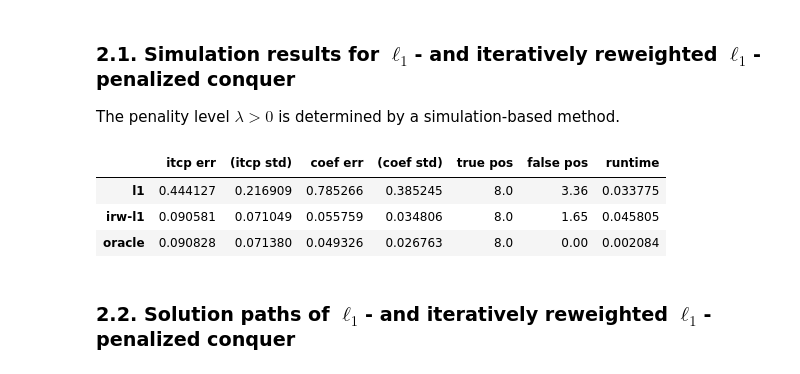
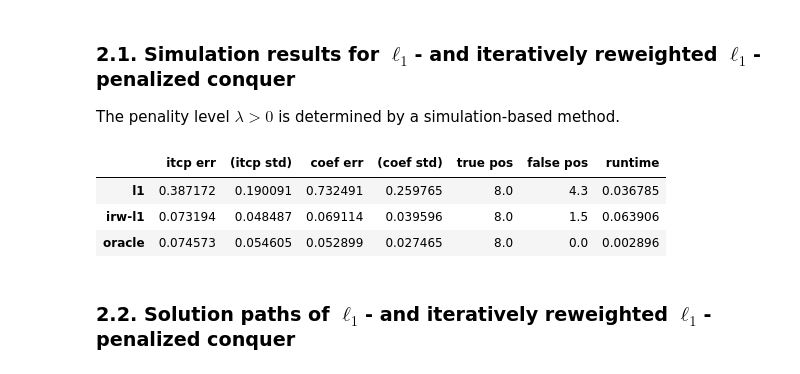
Before and after one commit to WenxinZhou/conquer, a Jupyter notebook: experiments/highd_estimation.ipynb, the cells around one changed output. Saved outputs shown, nothing was run; the diff lists cells and outputs as text; code cells hidden in the pictures.

```diff
--- a/experiments/highd_estimation.ipynb
+++ b/experiments/highd_estimation.ipynb
@@ -1,10 +1,11 @@
 # %%
+import time
 import numpy as np
 import pandas as pd
 import numpy.random as rgt
+import scipy.stats as spstat
 import matplotlib.pyplot as plt
-import scipy.stats as spstat
-import time
+plt.style.use('fivethirtyeight')
 
 from conquer.linear import low_dim, high_dim, cv_lambda, validate_lambda
 
@@ -16,4 +17,8 @@ def cov_generate(std, corr=0.5):
     R += R.T
     return np.outer(std, std)*(corr*np.ones(shape=[p,p]))**R
 
-rgt.seed(2023)
+# set seed
+rgt.seed(1)
+
+# number of simulations
+M = 20
@@ -30,8 +33,6 @@ n, p = 300, 1000
 Mu, Sig = np.zeros(p), cov_generate(np.ones(p))
 beta = np.zeros(p)
 beta[[5, 11, 14, 19]] = 1
-
-M = 100
 coef_err = np.zeros(shape=(M,3))
 tp = np.zeros(shape=(M,3))
 fp = np.zeros(shape=(M,3))
@@ -47,7 +48,7 @@ runtime = np.zeros(3)
 for m in range(M):
     X = rgt.multivariate_normal(mean=Mu, cov=Sig, size=n)
     X[:,0] = spstat.norm.cdf(X[:,0])
-    Y = X.dot(beta) + 0.7*X[:,0]*rgt.normal(0,1,size=n)
+    Y = X@beta + 0.7*X[:,0]*rgt.normal(0,1,size=n)
 
     sqr = high_dim(X, Y, intercept=False)
     sim_lambda = np.quantile(sqr.self_tuning(tau), 0.95)
@@ -165,7 +166,6 @@ true_loc[true_set] = 1
 
 The penality level $\lambda>0$ is determined by a simulation-based method.
 # %%
-M = 100
 runtime = np.zeros(3)
 itcp_err, coef_err = np.zeros(shape=(M,3)), np.zeros(shape=(M,3))
 tp, fp = np.zeros(shape=(M,3)), np.zeros(shape=(M,3))
@@ -183,36 +183,36 @@ for m in range(M):
     runtime[0] += time.time() - tic
 
     ## Iteratively reweighted l1-penalized conquer (default is SCAD penality)
     tic = time.time()
     irw = sqr.irw(tau=tau, Lambda=0.7*sim_lambda)
     runtime[1] += time.time() - tic
 
     ## Oracle conquer
     tic = time.time()
     sqr = low_dim(X[:,true_set], Y)
     ora = sqr.fit(tau=tau)
     runtime[2] += time.time() - tic
 
     est = np.c_[(l1['beta'], irw['beta'], np.zeros(p+1))]
     est[0,2], est[1:,2][beta!=0] = ora['beta'][0], ora['beta'][1:]
     est = pd.DataFrame(est)
 
     itcp_err[m,:] = (est.iloc[0] - itcp).abs()
     coef_err[m,:] = (est.iloc[1:] - beta[:,None]).pow(2).sum(axis=0)
     tp[m,:] = (est.iloc[1:].ne(0) * (beta!=0)[:,None]).sum(axis=0)
     fp[m,:] = (est.iloc[1:].ne(0) * (beta==0)[:,None]).sum(axis=0)
 
 table = {'itcp err':   np.mean(itcp_err, axis=0), '(itcp std)': np.std(itcp_err, axis=0),
          'coef err':   np.mean(coef_err, axis=0), '(coef std)': np.std(coef_err, axis=0),
          'true pos':   np.mean(tp, axis=0),
          'false pos':  np.mean(fp, axis=0),
          'runtime':    runtime/M}
 pd.DataFrame(table, index=['l1', 'irw-l1','oracle'])
 # %% [output]
 |  | itcp err | (itcp std) | coef err | (coef std) | true pos | false pos | runtime |
-| l1 | 0.444127 | 0.216909 | 0.785266 | 0.385245 | 8.0 | 3.36 | 0.033775 |
-| irw-l1 | 0.090581 | 0.071049 | 0.055759 | 0.034806 | 8.0 | 1.65 | 0.045805 |
-| oracle | 0.090828 | 0.071380 | 0.049326 | 0.026763 | 8.0 | 0.00 | 0.002084 |
+| l1 | 0.387172 | 0.190091 | 0.732491 | 0.259765 | 8.0 | 4.3 | 0.036785 |
+| irw-l1 | 0.073194 | 0.048487 | 0.069114 | 0.039596 | 8.0 | 1.5 | 0.063906 |
+| oracle | 0.074573 | 0.054605 | 0.052899 | 0.027465 | 8.0 | 0.0 | 0.002896 |
 # %% [markdown]
 ### 2.2. Solution paths of $\ell_1$- and iteratively reweighted $\ell_1$-penalized conquer
 # %%
```
Also changed, not shown: parts of 12 cells of this notebook.
